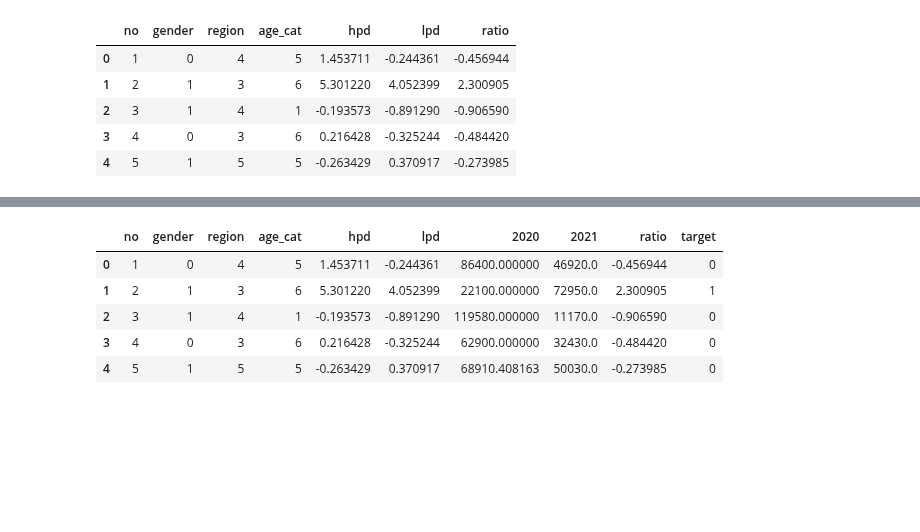
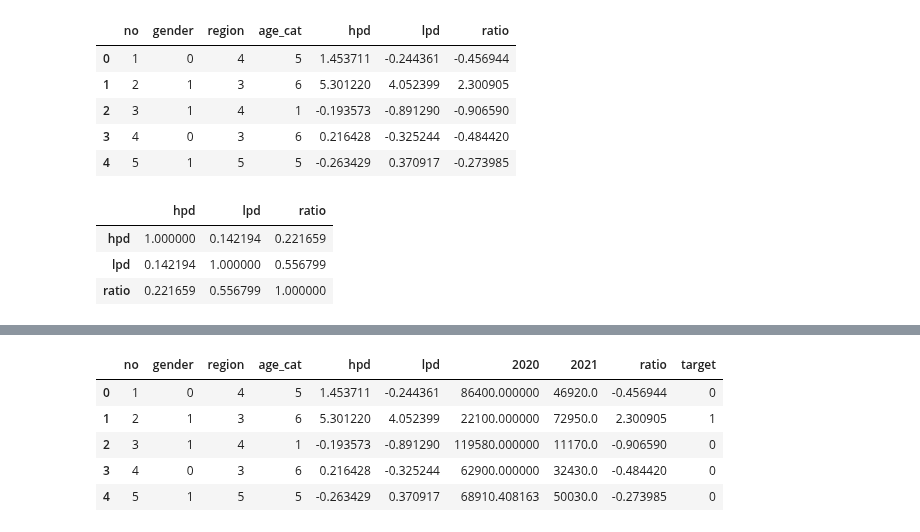
Before and after one commit to bnv20/kdt3, a Jupyter notebook: 분석용데이터셋_구매데이터_guide.ipynb, the cells around one changed output, grey strips where cells are left out. Saved outputs shown, nothing was run; the diff lists cells and outputs as text; code cells hidden in the pictures; blank space fills up the shorter version.

```diff
--- a/분석용데이터셋_구매데이터_guide.ipynb
+++ b/분석용데이터셋_구매데이터_guide.ipynb
@@ -378,3 +378,12 @@ df1.head()
 | 2 | 3 | 1 | 4 | 1 | -0.193573 | -0.891290 | -0.906590 |
 | 3 | 4 | 0 | 3 | 6 | 0.216428 | -0.325244 | -0.484420 |
 | 4 | 5 | 1 | 5 | 5 | -0.263429 | 0.370917 | -0.273985 |
+# %%
+# 인사이트 탐색:
+# 일반제품의 변화율인 lpd 컬럼과 구매증감율 ratio의 상관관계가 0.5 초과
+df1[['hpd','lpd','ratio']].corr()
+# %% [output]
+|  | hpd | lpd | ratio |
+| hpd | 1.000000 | 0.142194 | 0.221659 |
+| lpd | 0.142194 | 1.000000 | 0.556799 |
+| ratio | 0.221659 | 0.556799 | 1.000000 |
```
Also changed, not shown: parts of 5 cells of this notebook.
